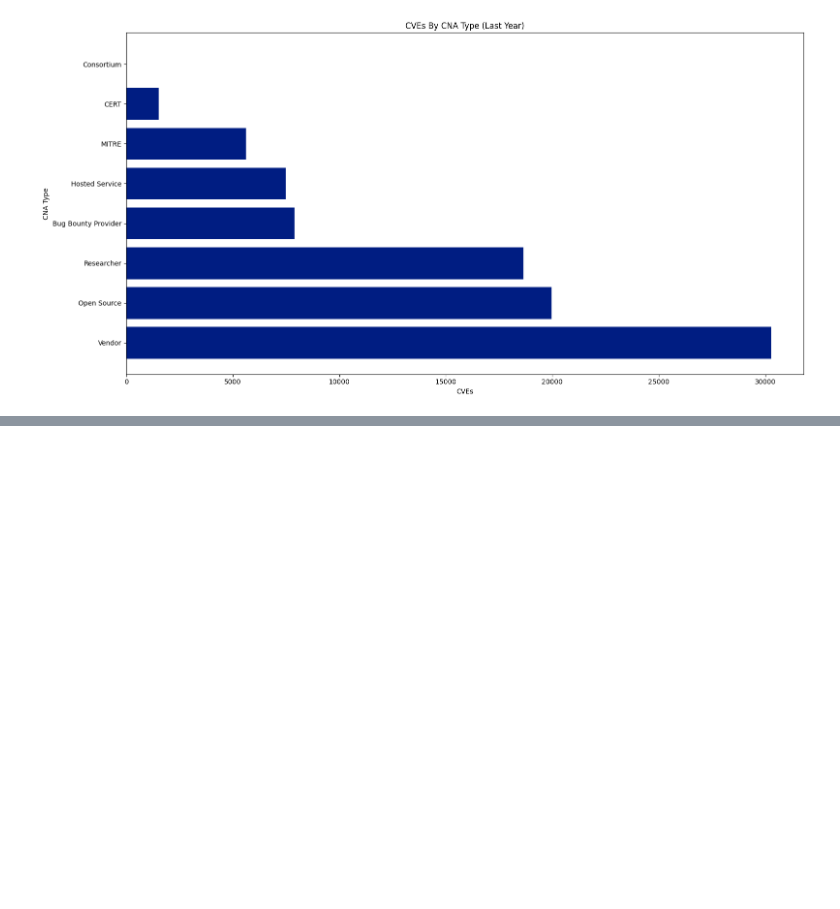
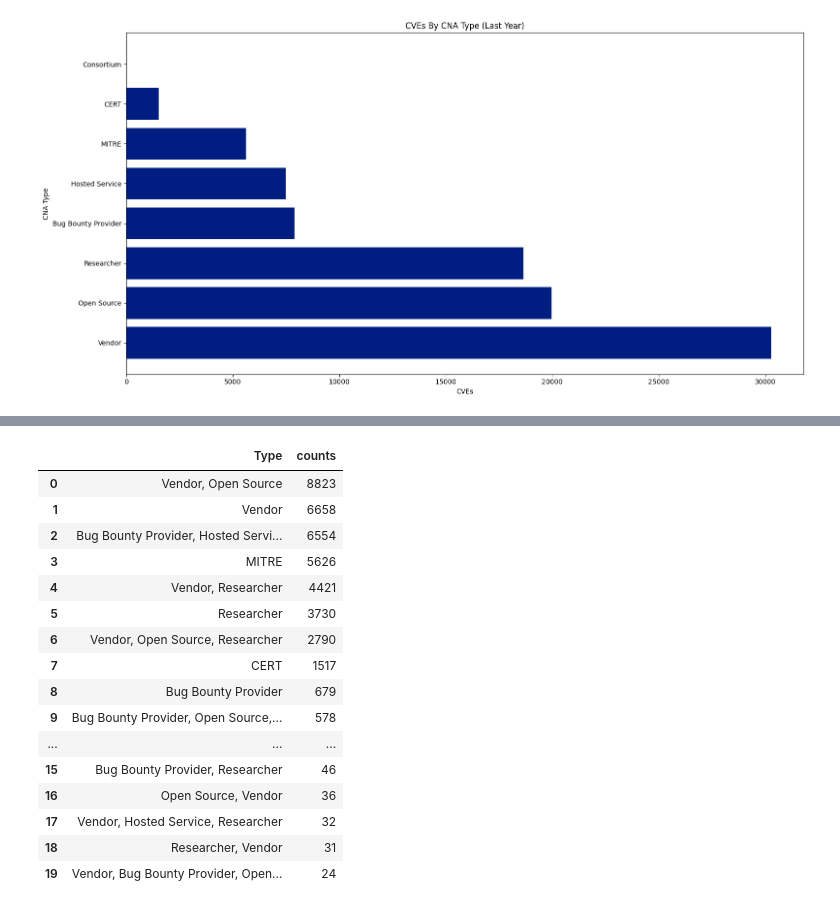
Before and after one commit to jgamblin/CNAVendorTypeStats, a Jupyter notebook: CNAStatsByType_LastYear.ipynb, the cells around one changed output, grey strips where cells are left out. Cells and saved outputs as stored; diff of their text form; code cells hidden in the pictures; blank space fills up the shorter version.

```diff
--- a/CNAStatsByType_LastYear.ipynb
+++ b/CNAStatsByType_LastYear.ipynb
@@ -205,0 +218,20 @@ plt.show()
+# %%
+cna_type_frequency_bunched_last_year
+# %% [output]
+|  | Type | counts |
+| 0 | Vendor, Open Source | 8823 |
+| 1 | Vendor | 6658 |
+| 2 | Bug Bounty Provider, Hosted Servi... | 6554 |
+| 3 | MITRE | 5626 |
+| 4 | Vendor, Researcher | 4421 |
+| 5 | Researcher | 3730 |
+| 6 | Vendor, Open Source, Researcher | 2790 |
+| 7 | CERT | 1517 |
+| 8 | Bug Bounty Provider | 679 |
+| 9 | Bug Bounty Provider, Open Source,... | 578 |
+| ... | ... | ... |
+| 15 | Bug Bounty Provider, Researcher | 46 |
+| 16 | Open Source, Vendor | 36 |
+| 17 | Vendor, Hosted Service, Researcher | 32 |
+| 18 | Researcher, Vendor | 31 |
+| 19 | Vendor, Bug Bounty Provider, Open... | 24 |
```
Also changed, not shown: parts of 2 cells of this notebook, 1 other file.
